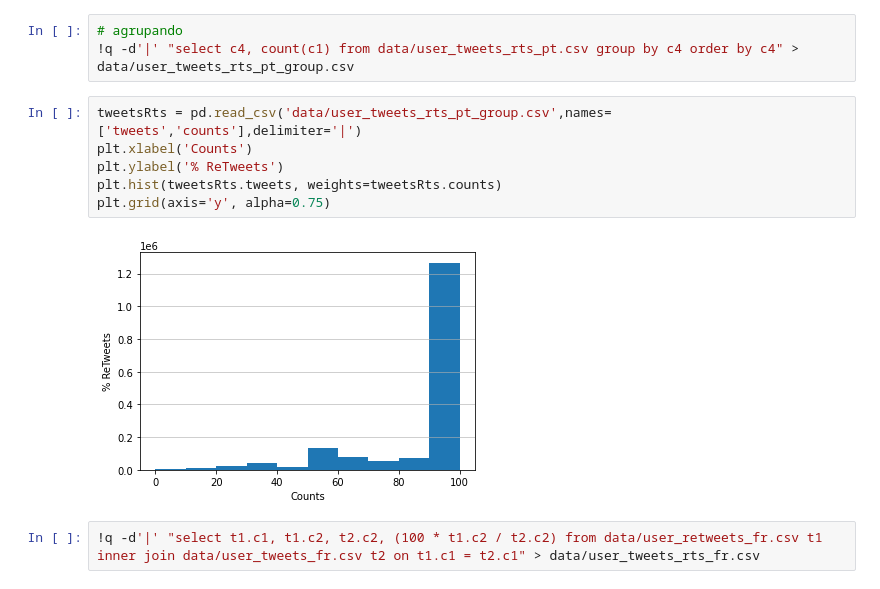
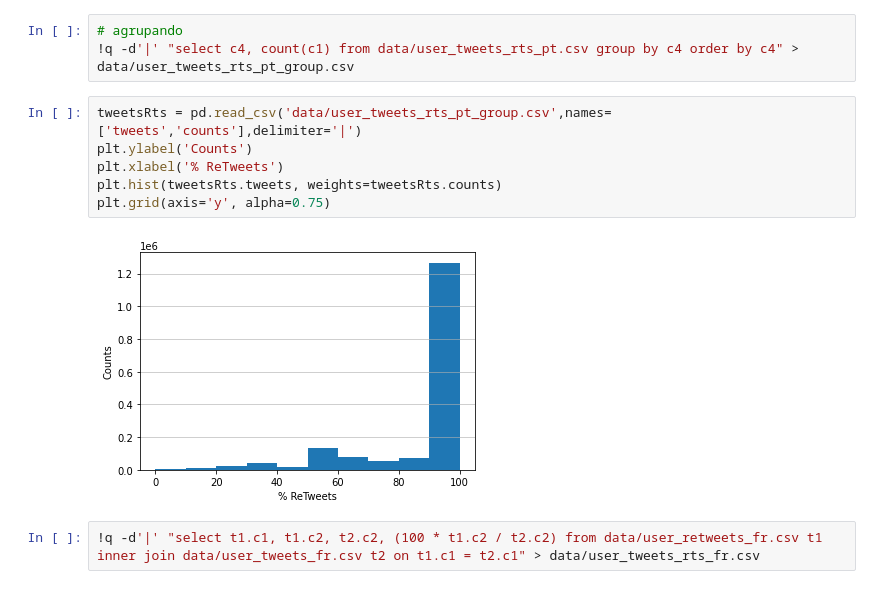
Before and after one commit to mtarcinalli/twitter-covid, a Jupyter notebook: 03_bots_detection_postgres.ipynb, the cells around one changed output. Cells and saved outputs as stored; diff of their text form.

```diff
--- a/03_bots_detection_postgres.ipynb
+++ b/03_bots_detection_postgres.ipynb
@@ -184,12 +184,12 @@ psql -d twitter -t -c "SELECT t.userid, count(t.codtweet) as tweets FROM tweet t
 !q -d'|' "select c4, count(c1) from data/user_tweets_rts_pt.csv group by c4 order by c4" > data/user_tweets_rts_pt_group.csv
 # %%
 tweetsRts = pd.read_csv('data/user_tweets_rts_pt_group.csv',names=['tweets','counts'],delimiter='|')
-plt.xlabel('Counts')
-plt.ylabel('% ReTweets')
+plt.ylabel('Counts')
+plt.xlabel('% ReTweets')
 plt.hist(tweetsRts.tweets, weights=tweetsRts.counts)
 plt.grid(axis='y', alpha=0.75)
 # %% [output]
-[figure, old version]
+[figure, new version]
 # %%
 !q -d'|' "select t1.c1, t1.c2, t2.c2, (100 * t1.c2 / t2.c2) from data/user_retweets_fr.csv t1 inner join data/user_tweets_fr.csv t2 on t1.c1 = t2.c1" > data/user_tweets_rts_fr.csv
 # %%
```
Also changed, not shown: parts of 10 cells of this notebook.
